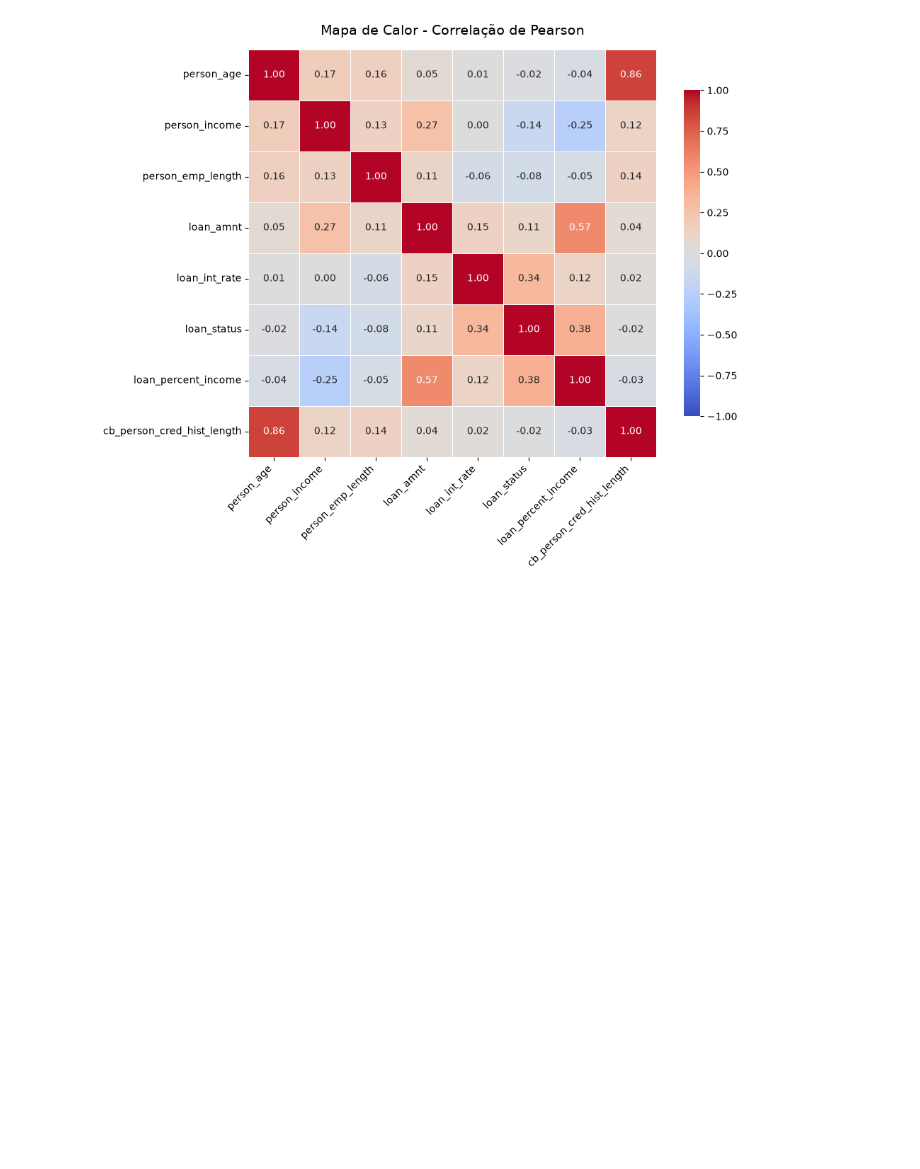
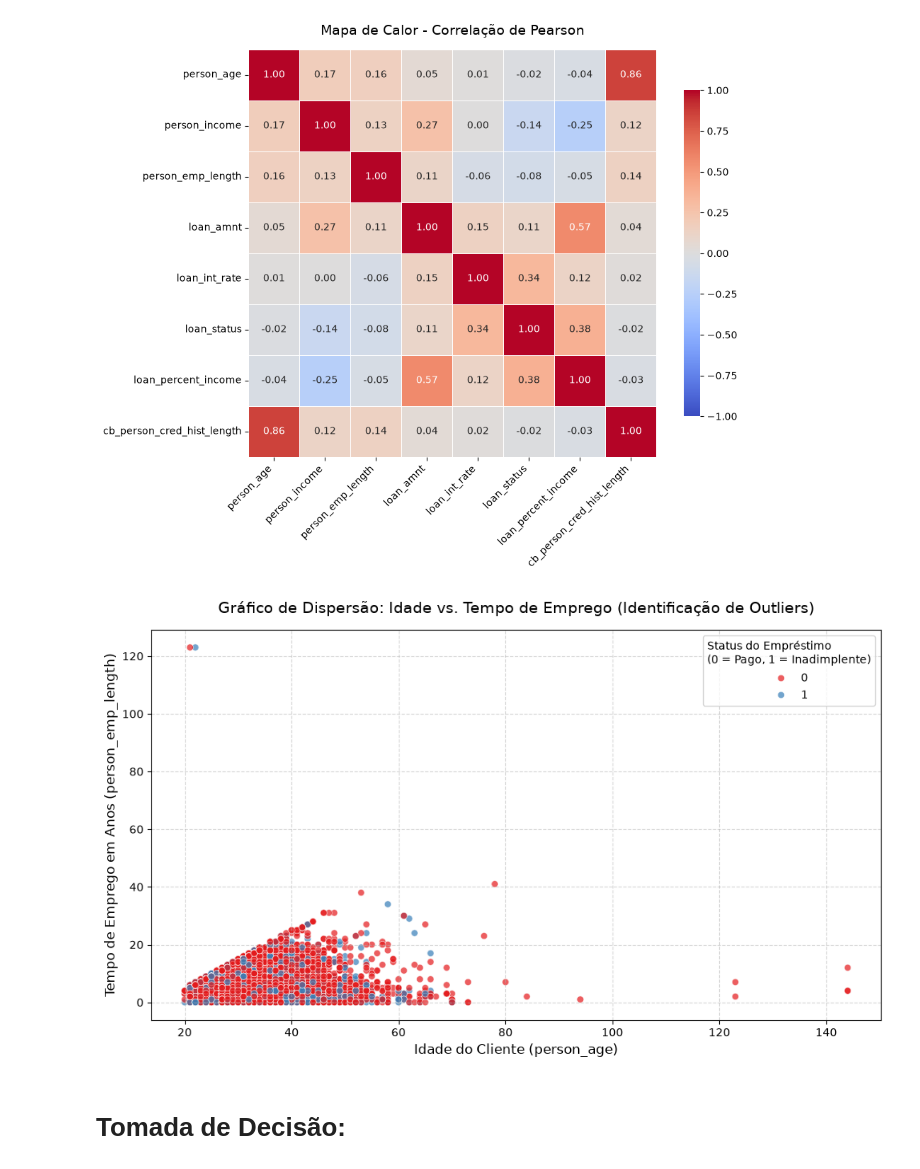
Before and after one commit to zegmundo-koziel/Projeto-Avaliativo-M1-S14, a Jupyter notebook: main.ipynb, the cells around one changed output. Drawn from its saved outputs; the diff is of its cells as text; code cells hidden in the pictures; blank space fills up the shorter version.

```diff
--- a/main.ipynb
+++ b/main.ipynb
@@ -178,3 +176,30 @@ plt.tight_layout()
 plt.show()
 # %% [output]
 [figure]
+# %%
+# Gráfico 4: Gráfico de Dispersão para Identificação de Outliers
+plt.figure(figsize=(10, 6))
+
+# Idade vs Tempo de Emprego e colorindo pelo Status do Empréstimo
+sns.scatterplot(
+    data=df,
+    x='person_age',
+    y='person_emp_length',
+    hue='loan_status',
+    palette='Set1',
+    alpha=0.7,
+    edgecolor='w'
+)
+
+plt.title('Gráfico de Dispersão: Idade vs. Tempo de Emprego (Identificação de Outliers)', fontsize=14, pad=15)
+plt.xlabel('Idade do Cliente (person_age)', fontsize=12)
+plt.ylabel('Tempo de Emprego em Anos (person_emp_length)', fontsize=12)
+plt.legend(title='Status do Empréstimo\n(0 = Pago, 1 = Inadimplente)', loc='upper right')
+plt.grid(True, linestyle='--', alpha=0.5)
+
+plt.tight_layout()
+plt.show()
+# %% [output]
+[figure, added]
+# %% [markdown]
+# Tomada de Decisão:
```
Also changed, not shown: parts of 17 cells of this notebook.
